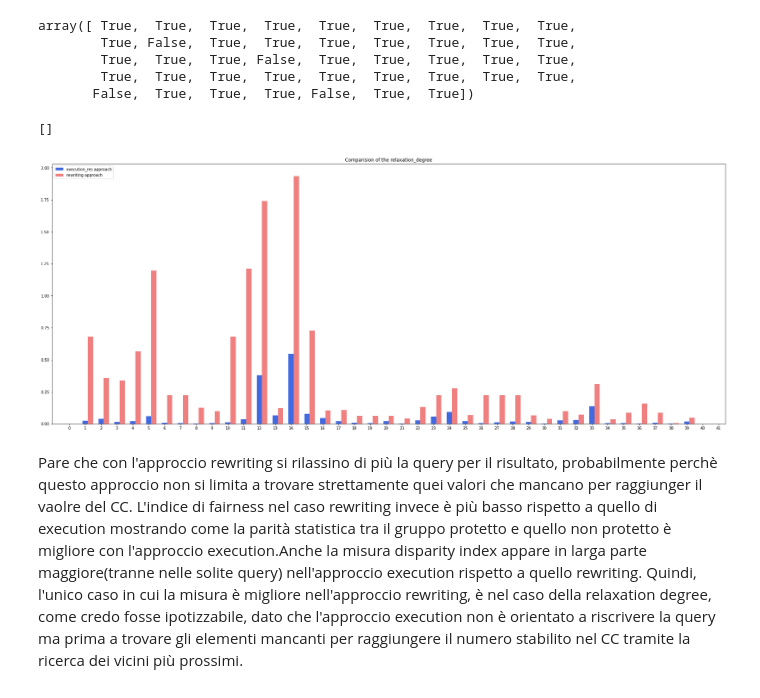
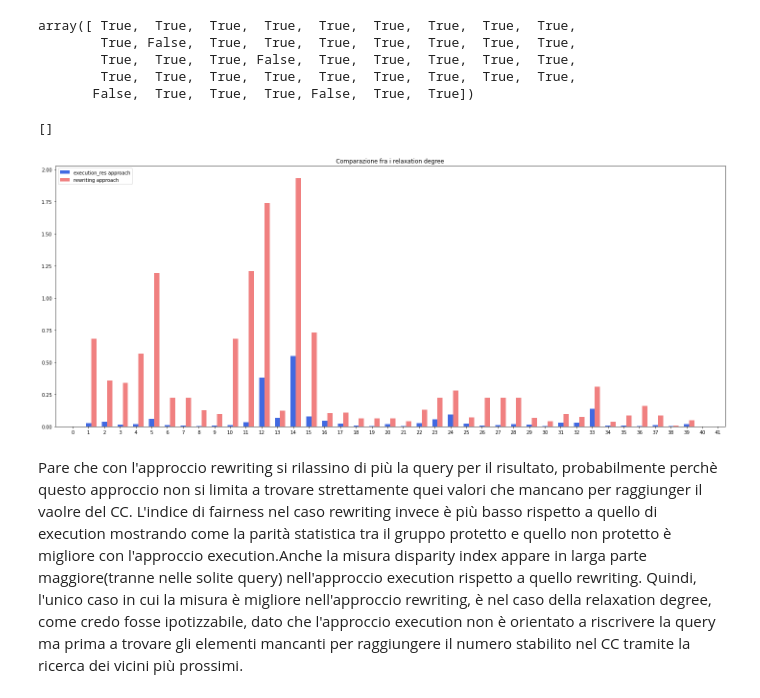
Before and after one commit to Nicogs43/KNN_coverage_constraint_query, a Jupyter notebook: Analysis_df_.ipynb, the cells around one changed output. Cells and saved outputs as stored; diff of their text form; code cells hidden in the pictures.

```diff
--- a/Analysis_df_.ipynb
+++ b/Analysis_df_.ipynb
@@ -286,16 +266,16 @@ array([ True,  True,  True,  True,  True,  True,  True,  True,  True,
 # %%
 plt.bar(rewriting_df['id'],execution_res_df['relaxation_degree'],width,
             color='royalblue',label='execution_res approach')
 plt.bar(rewriting_df['id']+width,rewriting_df['relaxation_degree'],width,
             color='lightcoral',label ='rewriting approach')
 plt.xticks(range(len(test1_rew)))
-plt.title("Comparision of the relaxation_degree")
+plt.title("Comparazione fra i relaxation degree")
 plt.legend(loc = 'upper left')
-plt.tight_layout(pad=0.4, w_pad=0.5, h_pad=1.0)
+#plt.tight_layout(pad=0.4, w_pad=0.5, h_pad=1.0)
 plt.plot()
 # %% [output]
 []
-[figure, old version]
+[figure, new version]
 # %% [markdown]
 Pare che con l'approccio rewriting si rilassino di più la query per il risultato, probabilmente perchè questo approccio non si limita a trovare strettamente quei valori che mancano per raggiunger il vaolre del CC.
 L'indice di fairness nel caso rewriting invece è più basso rispetto a quello di execution mostrando come la parità statistica tra il gruppo protetto e quello non protetto è migliore con l'approccio execution.Anche la misura disparity index appare in larga parte maggiore(tranne nelle solite query) nell'approccio execution rispetto a quello rewriting.
```
Also changed, not shown: parts of 15 cells of this notebook.
